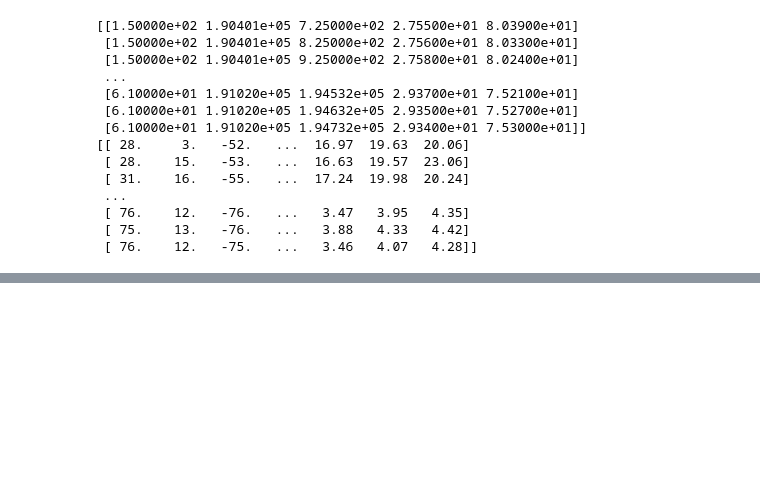
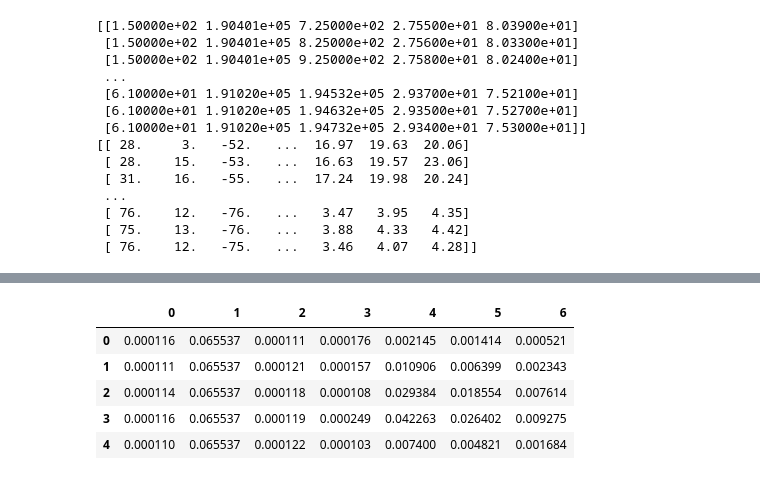
Before and after one commit to utkarshkanswal/Machine-Learning-application-on-Air-quality-dataset, a Jupyter notebook: OPC_Sensor/Hybrid Model.ipynb, the cells around one changed output, grey strips where cells are left out. Drawn from its saved outputs; the diff is of its cells as text; code cells hidden in the pictures; blank space fills up the shorter version.

```diff
--- a/OPC_Sensor/Hybrid Model.ipynb
+++ b/OPC_Sensor/Hybrid Model.ipynb
@@ -63,11 +62,10 @@ Y1=scaler_obj2.fit_transform(U1)
 
 warnings.filterwarnings(action='ignore', category=UserWarning)
 # %%
+from Hybrid_Model import HybridModel
 # Splitting Data into training and testing dataset
 from sklearn.model_selection import train_test_split
 x_train,x_test,y_train,y_test=train_test_split(X1,Y1,test_size=0.25,random_state=42)
 
 hybrid_model=HybridModel()
-
-hybrid_model.fit(x_test,y_test)
 # %% [output]
@@ -96,0 +73,2 @@ ValueError: in user code:
+# %%
+hybrid_model.load_models()
@@ -96,0 +121,10 @@ ValueError: in user code:
+# %%
+df2=pd.DataFrame(y_test)
+df2.head(5)
+# %% [output]
+|  | 0 | 1 | 2 | 3 | 4 | 5 | 6 |
+| 0 | 0.000116 | 0.065537 | 0.000111 | 0.000176 | 0.002145 | 0.001414 | 0.000521 |
+| 1 | 0.000111 | 0.065537 | 0.000121 | 0.000157 | 0.010906 | 0.006399 | 0.002343 |
+| 2 | 0.000114 | 0.065537 | 0.000118 | 0.000108 | 0.029384 | 0.018554 | 0.007614 |
+| 3 | 0.000116 | 0.065537 | 0.000119 | 0.000249 | 0.042263 | 0.026402 | 0.009275 |
+| 4 | 0.000110 | 0.065537 | 0.000122 | 0.000103 | 0.007400 | 0.004821 | 0.001684 |
```
Also changed, not shown: parts of 10 cells of this notebook, 8 other files.
